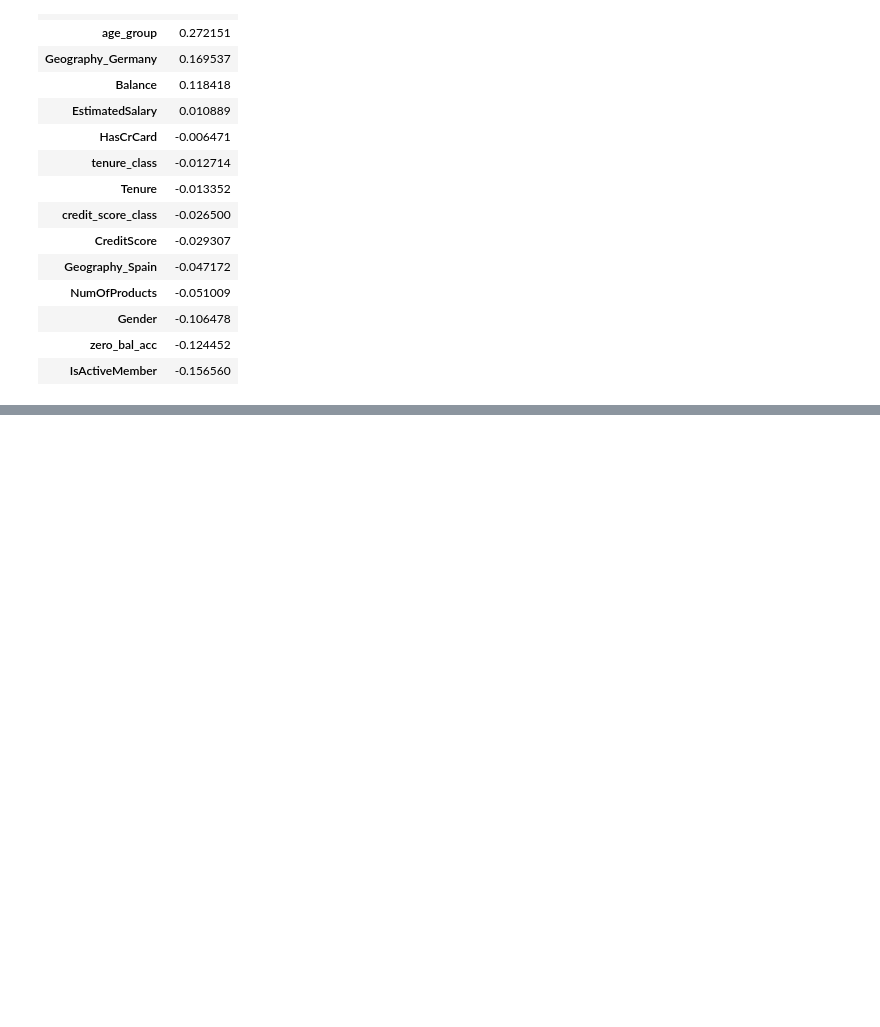
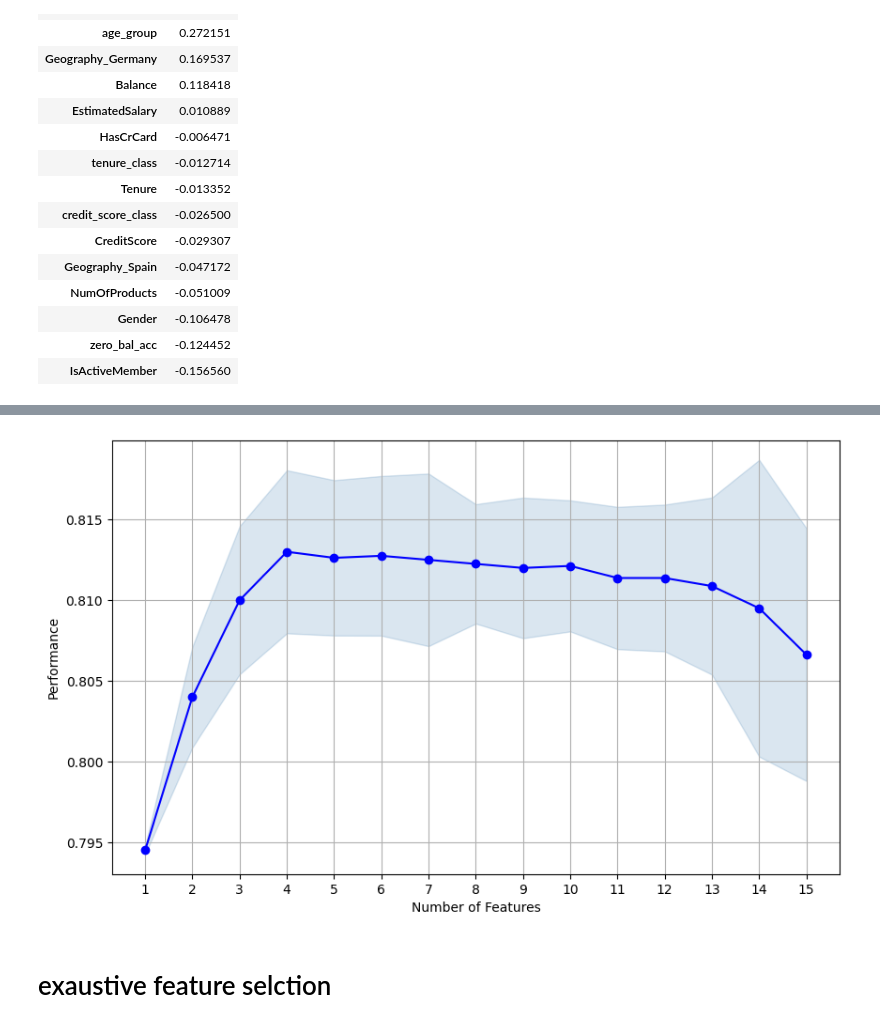
Before and after one commit to karansingh-chauhan/bank-customer-churn-modeling, a Jupyter notebook: notebook/FEATURE_ENG.IPYNB, the cells around one changed output, grey strips where cells are left out. Saved outputs shown, nothing was run; the diff lists cells and outputs as text; code cells hidden in the pictures; blank space fills up the shorter version.

```diff
--- a/notebook/FEATURE_ENG.IPYNB
+++ b/notebook/FEATURE_ENG.IPYNB
@@ -480,0 +487,2 @@ mi_df
+# %%
+model = LogisticRegression(max_iter=1000, random_state=42)
@@ -480,0 +497,3 @@ mi_df
+# %%
+std=SFS(model,k_features='best',forward=False,floating=False,verbose=0,cv=5,scoring='accuracy',n_jobs=-1)
+std.fit(x_train,y_train)
@@ -480,0 +534,8 @@ mi_df
+# %%
+from mlxtend.plotting import plot_sequential_feature_selection as plot_sfs
+plot_sfs(std.get_metric_dict(), kind='std_dev', figsize=(10, 6))
+plt.grid()
+# %% [output]
+[figure, added]
+# %% [markdown]
+# exaustive feature selction
```
Also changed, not shown: parts of 25 cells of this notebook.
